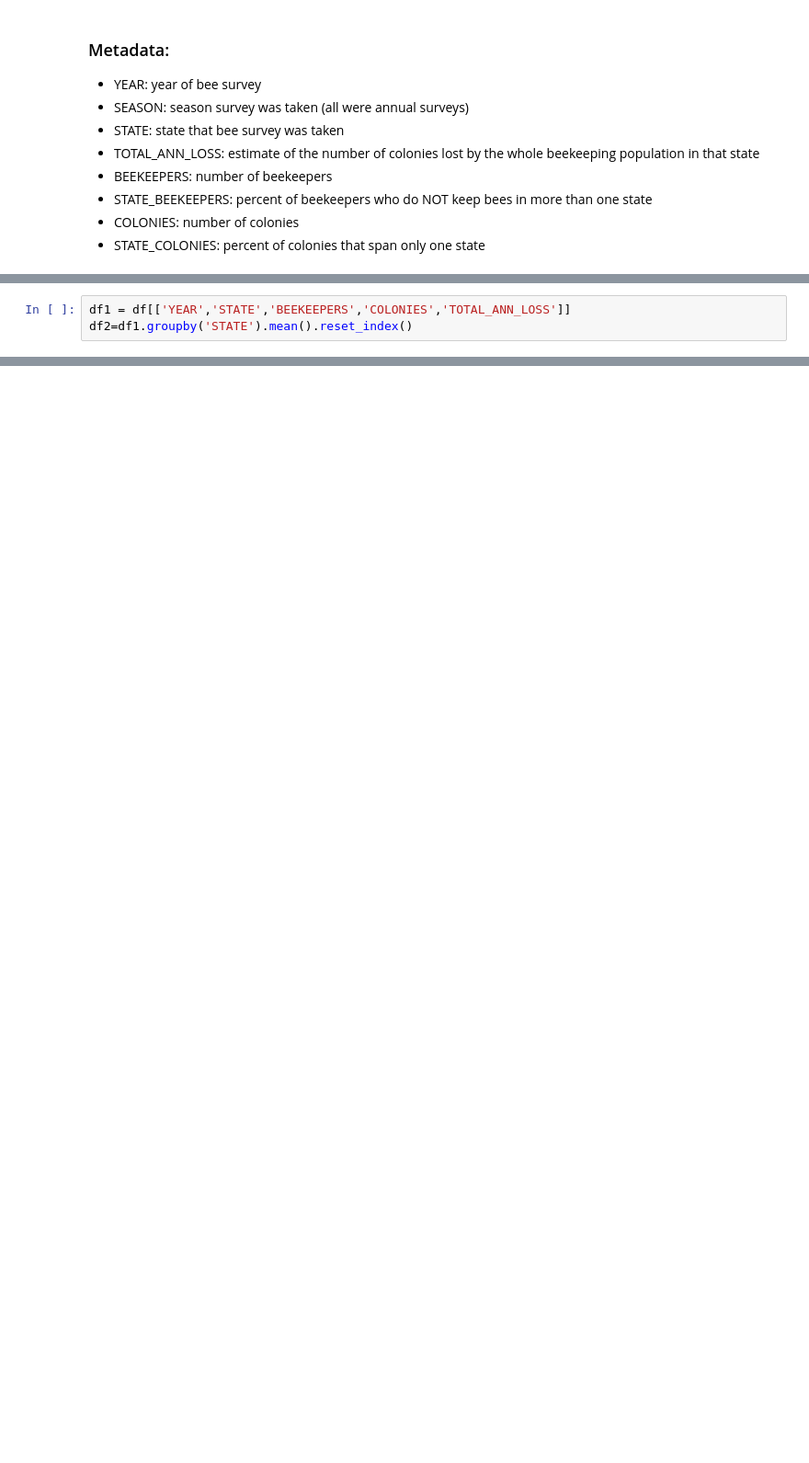
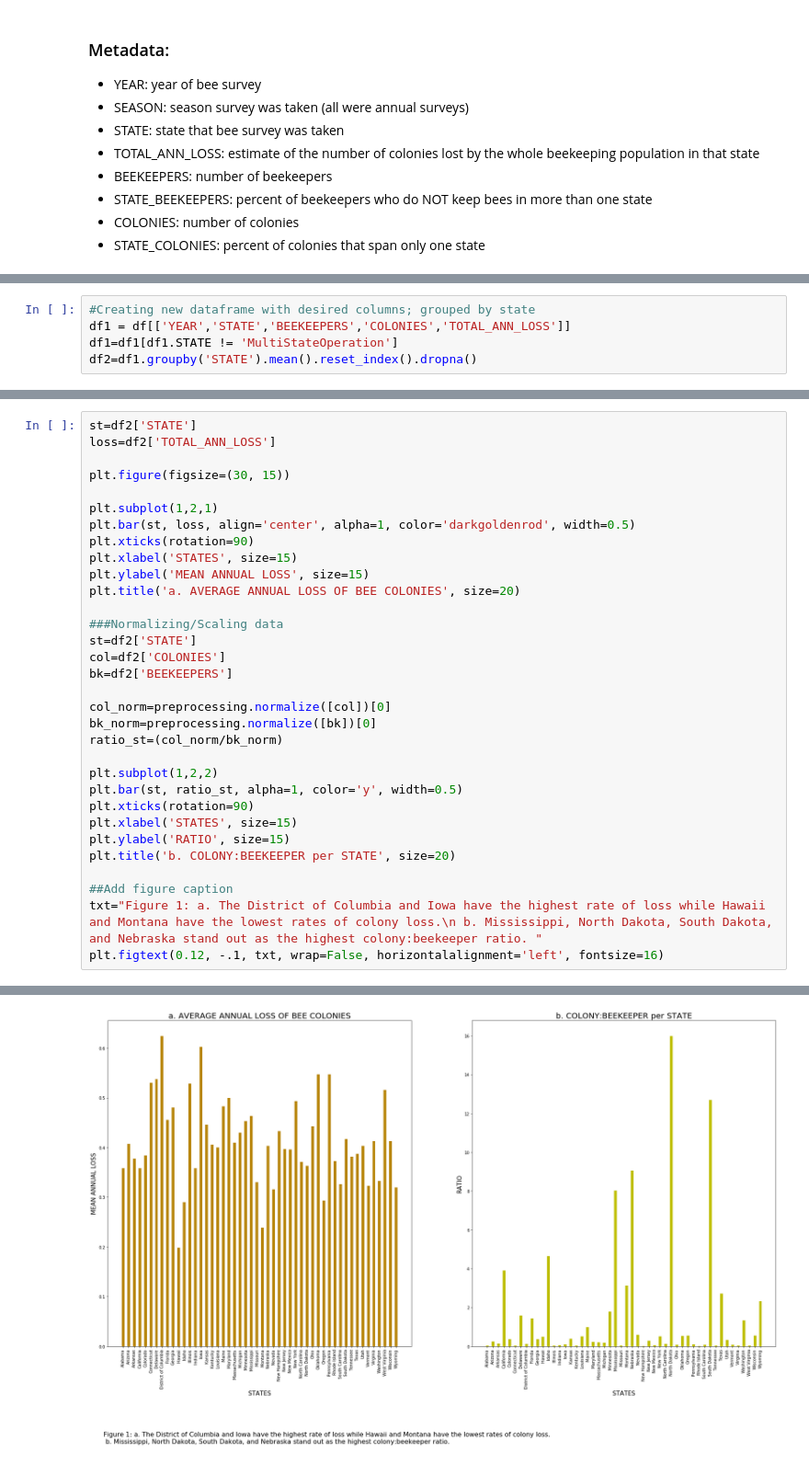
Before and after one commit to HannahHChu/thinkful, a Jupyter notebook: Unit_4/Capstone_Bee_loss.ipynb, the cells around one changed output, grey strips where cells are left out. Shown at 92% size. Saved outputs shown, nothing was run; the diff lists cells and outputs as text; blank space fills up the shorter version.

```diff
--- a/Unit_4/Capstone_Bee_loss.ipynb
+++ b/Unit_4/Capstone_Bee_loss.ipynb
@@ -53,3 +44,5 @@ list(df)
 # %%
+#Creating new dataframe with desired columns; grouped by state
 df1 = df[['YEAR','STATE','BEEKEEPERS','COLONIES','TOTAL_ANN_LOSS']]
-df2=df1.groupby('STATE').mean().reset_index()
+df1=df1[df1.STATE != 'MultiStateOperation']
+df2=df1.groupby('STATE').mean().reset_index().dropna()
@@ -161,0 +53,33 @@ AttributeError: 'list' object has no attribute 'split'
+# %%
+st=df2['STATE']
+loss=df2['TOTAL_ANN_LOSS']
+
+plt.figure(figsize=(30, 15))
+
+plt.subplot(1,2,1)
+plt.bar(st, loss, align='center', alpha=1, color='darkgoldenrod', width=0.5)
+plt.xticks(rotation=90)
+plt.xlabel('STATES', size=15)
+plt.ylabel('MEAN ANNUAL LOSS', size=15)
+plt.title('a. AVERAGE ANNUAL LOSS OF BEE COLONIES', size=20)
+
+###Normalizing/Scaling data
+st=df2['STATE']
+col=df2['COLONIES']
+bk=df2['BEEKEEPERS']
+
+col_norm=preprocessing.normalize([col])[0]
+bk_norm=preprocessing.normalize([bk])[0]
+ratio_st=(col_norm/bk_norm)
+
+plt.subplot(1,2,2)
+plt.bar(st, ratio_st, alpha=1, color='y', width=0.5)
+plt.xticks(rotation=90)
+plt.xlabel('STATES', size=15)
+plt.ylabel('RATIO', size=15)
+plt.title('b. COLONY:BEEKEEPER per STATE', size=20)
+
+##Add figure caption
+txt="Figure 1: a. The District of Columbia and Iowa have the highest rate of loss while Hawaii and Montana have the lowest rates of colony loss.\n b. Mississippi, North Dakota, South Dakota, and Nebraska stand out as the highest colony:beekeeper ratio. "
+plt.figtext(0.12, -.1, txt, wrap=False, horizontalalignment='left', fontsize=16)
+# %% [output]
@@ -161,0 +87 @@ AttributeError: 'list' object has no attribute 'split'
+[figure, added]
```
Also changed, not shown: parts of 19 cells of this notebook, 13 other files.
